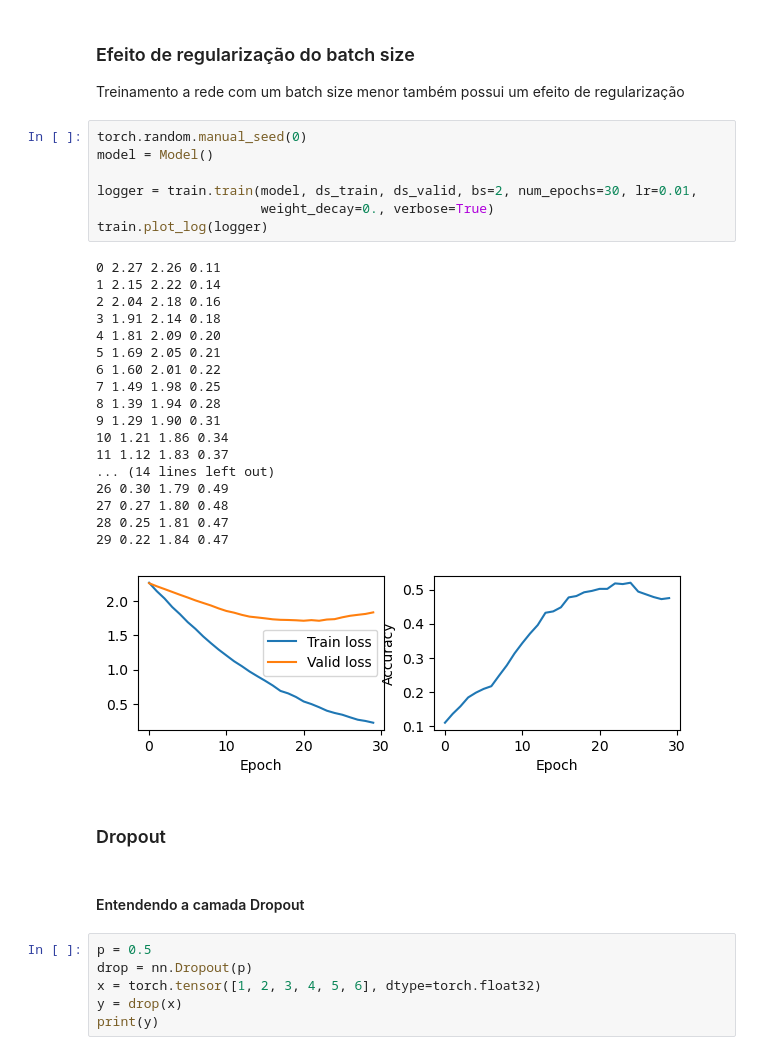
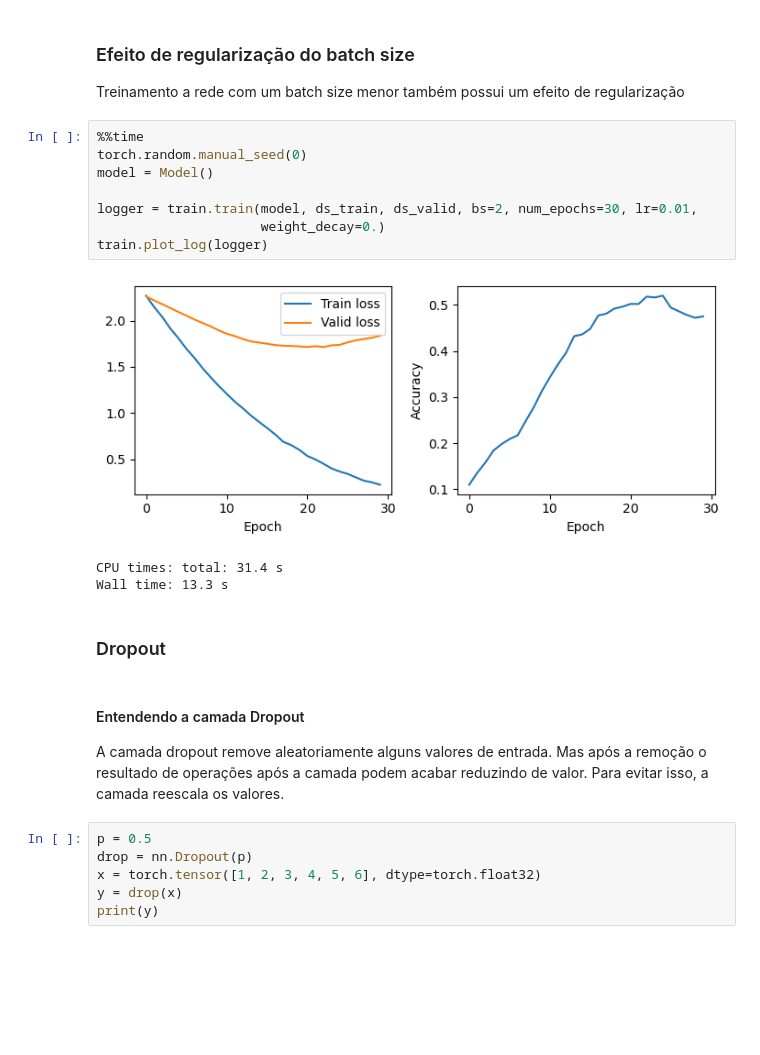
Before and after one commit to chcomin/curso-visao-computacional-2024, a Jupyter notebook: M05_estabilizacao_de_redes_modernas/1 - Regularização.ipynb, the cells around one changed output. Saved outputs shown, nothing was run; the diff lists cells and outputs as text; blank space fills up the shorter version.

```diff
--- a/M05_estabilizacao_de_redes_modernas/1 - Regularização.ipynb
+++ b/M05_estabilizacao_de_redes_modernas/1 - Regularização.ipynb
@@ -84,35 +58,23 @@ train.plot_log(logger)
 
 Treinamento a rede com um batch size menor também possui um efeito de regularização
 # %%
+%%time
 torch.random.manual_seed(0)
 model = Model()
 
 logger = train.train(model, ds_train, ds_valid, bs=2, num_epochs=30, lr=0.01,
-                     weight_decay=0., verbose=True)
+                     weight_decay=0.)
 train.plot_log(logger)
 # %% [output]
+[figure, new version]
-0 2.27 2.26 0.11
-1 2.15 2.22 0.14
-2 2.04 2.18 0.16
-3 1.91 2.14 0.18
-4 1.81 2.09 0.20
-5 1.69 2.05 0.21
-6 1.60 2.01 0.22
-7 1.49 1.98 0.25
-8 1.39 1.94 0.28
-9 1.29 1.90 0.31
-10 1.21 1.86 0.34
-11 1.12 1.83 0.37
-... (14 lines left out)
-26 0.30 1.79 0.49
-27 0.27 1.80 0.48
-28 0.25 1.81 0.47
-29 0.22 1.84 0.47
+CPU times: total: 31.4 s
+Wall time: 13.3 s
-[figure, old version]
 # %% [markdown]
 ### Dropout
-# %% [markdown]
-#### Entendendo a camada Dropout
+# %% [markdown]
+#### Entendendo a camada Dropout
+
+A camada dropout remove aleatoriamente alguns valores de entrada. Mas após a remoção o resultado de operações após a camada podem acabar reduzindo de valor. Para evitar isso, a camada reescala os valores.
 # %%
 p = 0.5
 drop = nn.Dropout(p)
```
Also changed, not shown: parts of 9 cells of this notebook, 26 other files.
